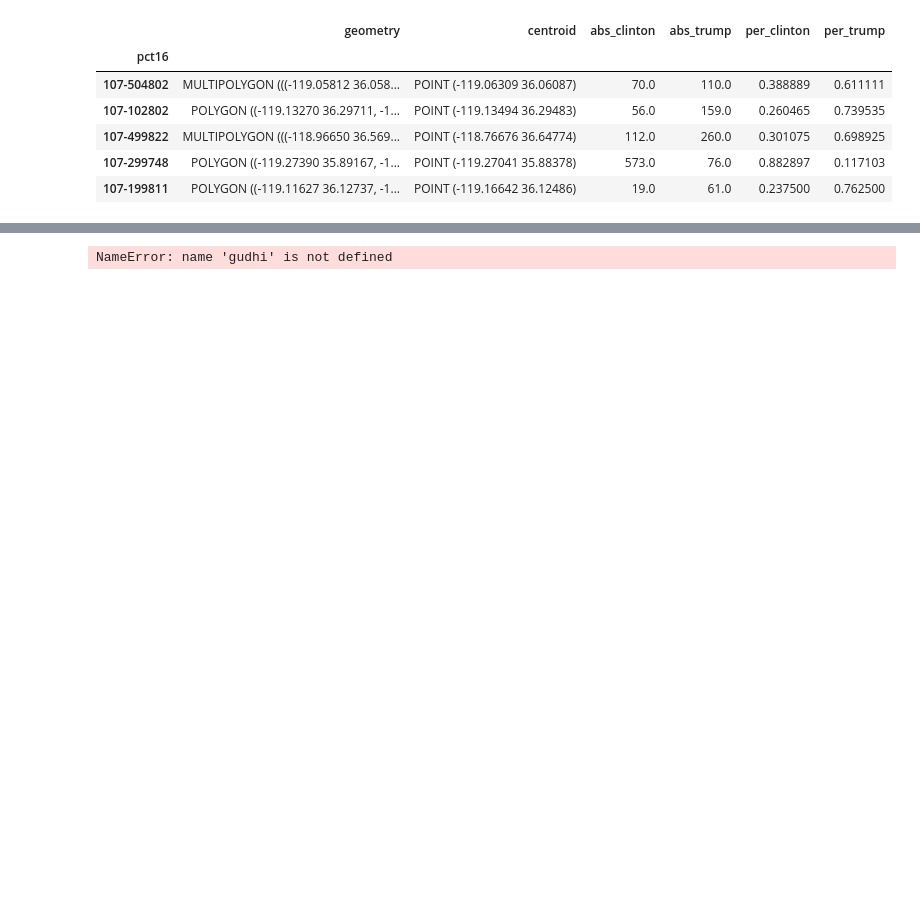
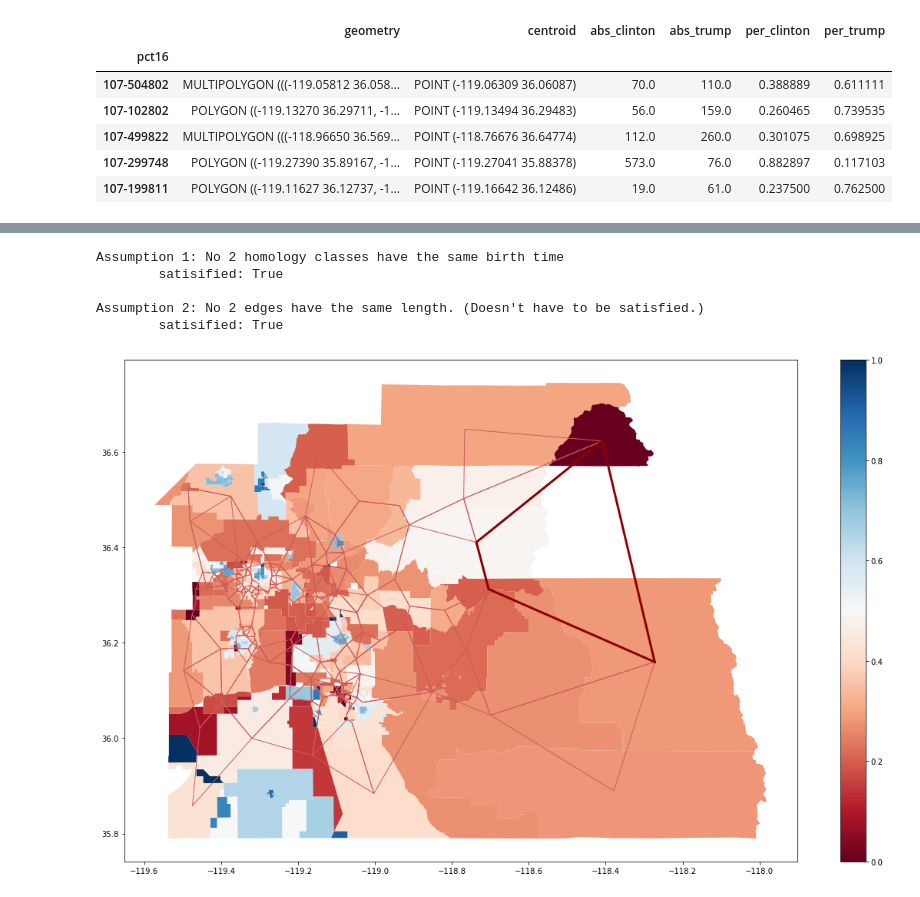
Before and after one commit to freejen/GeospatialPersistentHomology, a Jupyter notebook: FeatureMaps.ipynb, the cells around one changed output, grey strips where cells are left out. Drawn from its saved outputs; the diff is of its cells as text; code cells hidden in the pictures; blank space fills up the shorter version.

```diff
--- a/FeatureMaps.ipynb
+++ b/FeatureMaps.ipynb
@@ -21,8 +19,13 @@ NameError: name 'gdf' is not defined
 # %%
 alpha_complex = gudhi.AlphaComplex(points)
 simplex_tree = alpha_complex.create_simplex_tree()
 
-persistance = persistance_1D_with_loops(simplex_tree)
-plot_loops(gdf, points, persistance)
+persistence = persistence_1D_with_loops(simplex_tree)
+plot_loops(gdf, points, persistence)
 # %% [output]
-NameError: name 'gudhi' is not defined
+Assumption 1: No 2 homology classes have the same birth time
+        satisified: True
+
+Assumption 2: No 2 edges have the same length. (Doesn't have to be satisfied.)
+        satisified: True
+[figure, added]
```
Also changed, not shown: parts of 2 cells of this notebook, 2 other files.
